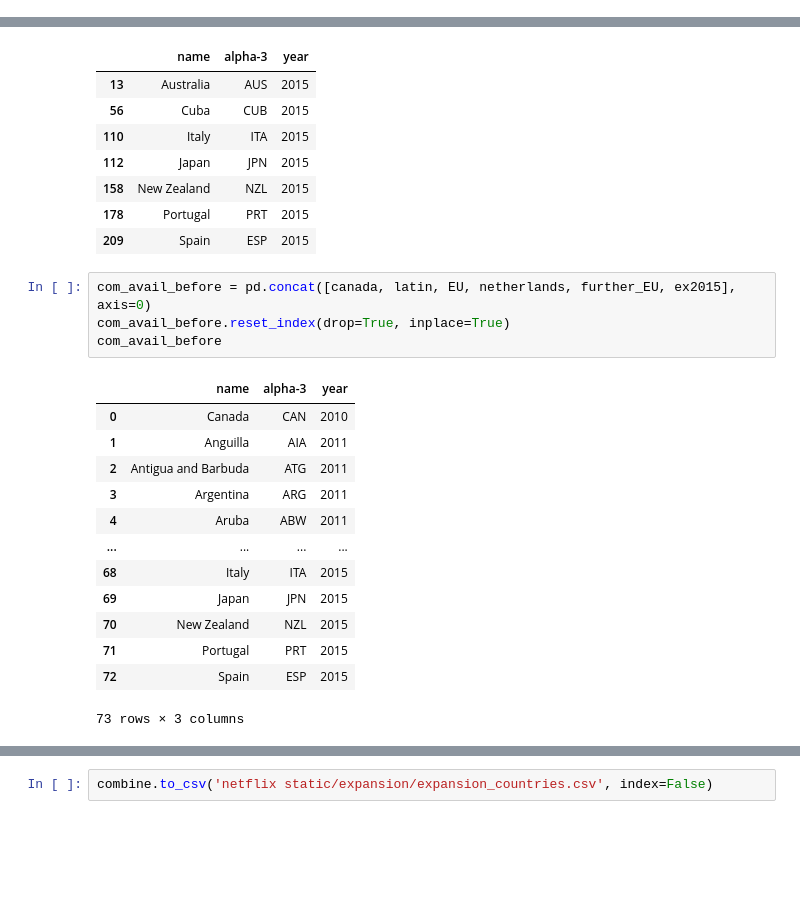
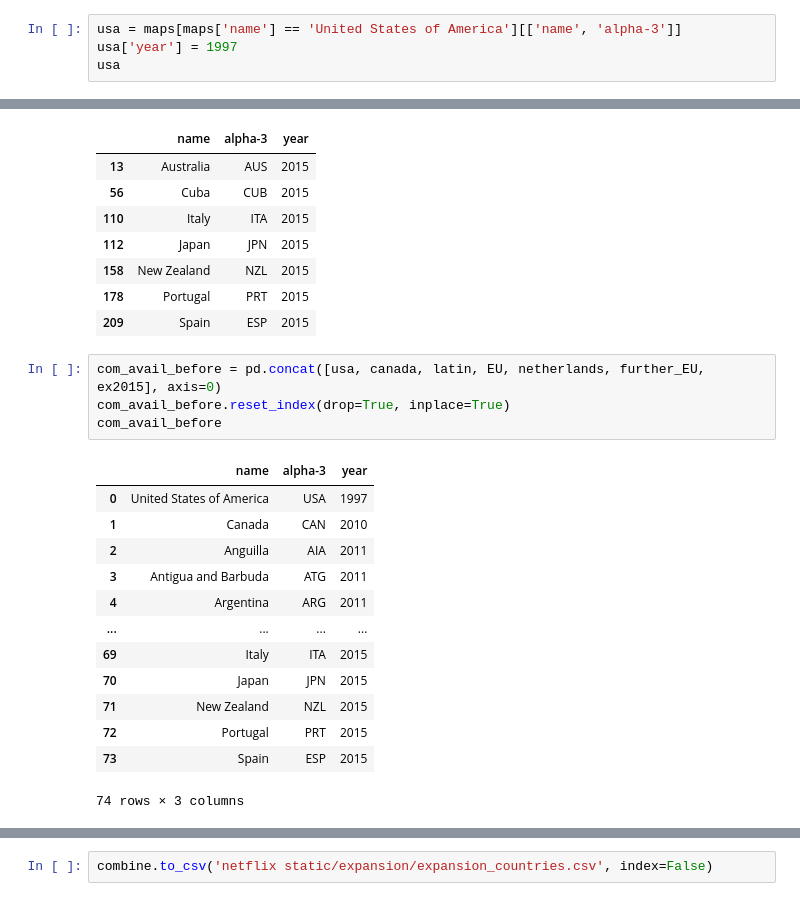
Before and after one commit to junyuelin/netflix_visualization, a Jupyter notebook: data_cleaning.ipynb, the cells around one changed output, grey strips where cells are left out. Cells and saved outputs as stored; diff of their text form; blank space fills up the shorter version.

```diff
--- a/data_cleaning.ipynb
+++ b/data_cleaning.ipynb
@@ -129,3 +129,7 @@ maps[maps['region'] == 'Europe']
 | 215 | Switzerland | CH | CHE | 756 | ISO 3166-2:CH | Europe | Western Europe | NaN | ... |
 | 232 | Ukraine | UA | UKR | 804 | ISO 3166-2:UA | Europe | Eastern Europe | NaN | ... |
 | 234 | United Kingdom of Great Britain a... | GB | GBR | 826 | ISO 3166-2:GB | Europe | Northern Europe | NaN | ... |
+# %%
+usa = maps[maps['name'] == 'United States of America'][['name', 'alpha-3']]
+usa['year'] = 1997
+usa
@@ -210,23 +217,23 @@ ex2015
 | 178 | Portugal | PRT | 2015 |
 | 209 | Spain | ESP | 2015 |
 # %%
-com_avail_before = pd.concat([canada, latin, EU, netherlands, further_EU, ex2015], axis=0)
+com_avail_before = pd.concat([usa, canada, latin, EU, netherlands, further_EU, ex2015], axis=0)
 com_avail_before.reset_index(drop=True, inplace=True)
 com_avail_before
 # %% [output]
 |  | name | alpha-3 | year |
-| 0 | Canada | CAN | 2010 |
-| 1 | Anguilla | AIA | 2011 |
-| 2 | Antigua and Barbuda | ATG | 2011 |
-| 3 | Argentina | ARG | 2011 |
-| 4 | Aruba | ABW | 2011 |
+| 0 | United States of America | USA | 1997 |
+| 1 | Canada | CAN | 2010 |
+| 2 | Anguilla | AIA | 2011 |
+| 3 | Antigua and Barbuda | ATG | 2011 |
+| 4 | Argentina | ARG | 2011 |
 | ... | ... | ... | ... |
-| 68 | Italy | ITA | 2015 |
-| 69 | Japan | JPN | 2015 |
-| 70 | New Zealand | NZL | 2015 |
-| 71 | Portugal | PRT | 2015 |
-| 72 | Spain | ESP | 2015 |
+| 69 | Italy | ITA | 2015 |
+| 70 | Japan | JPN | 2015 |
+| 71 | New Zealand | NZL | 2015 |
+| 72 | Portugal | PRT | 2015 |
+| 73 | Spain | ESP | 2015 |
-73 rows × 3 columns
+74 rows × 3 columns
 # %%
 exclude2016 = ['China', 'Korea (Democratic People\'s Republic of)', 'Syrian Arab Republic', 'Russian Federation']
 ex2016 = maps[~maps.name.isin(exclude2016) & ~maps.name.isin(com_avail_before.name)][['name', 'alpha-3']]
```
Also changed, not shown: parts of 5 cells of this notebook, 2 other files.
